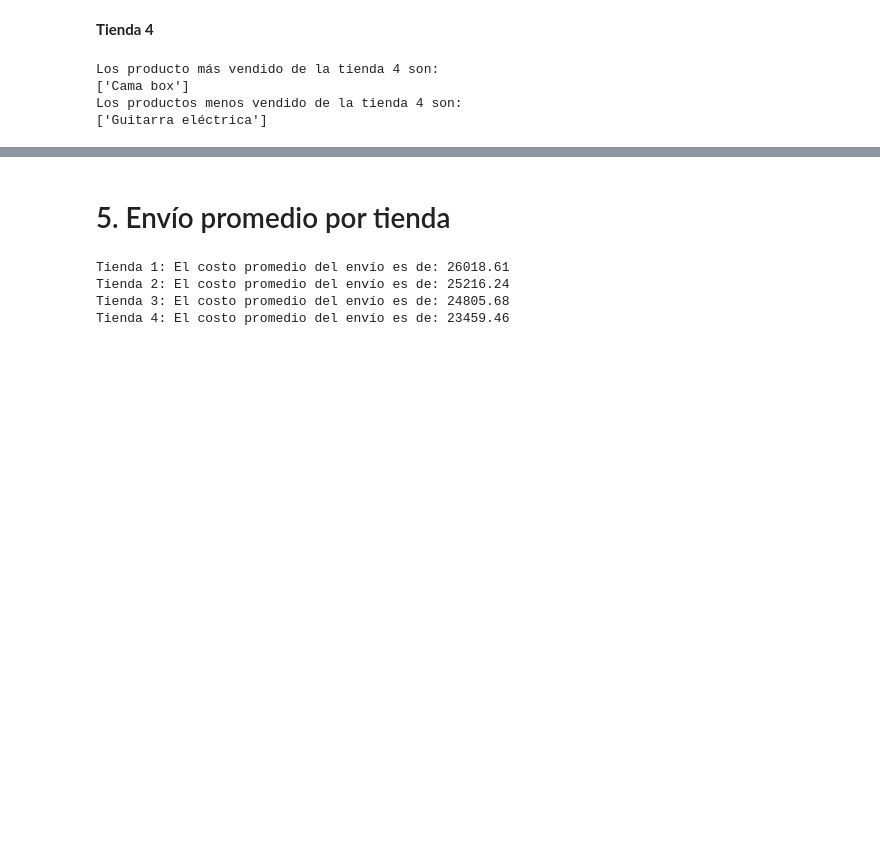
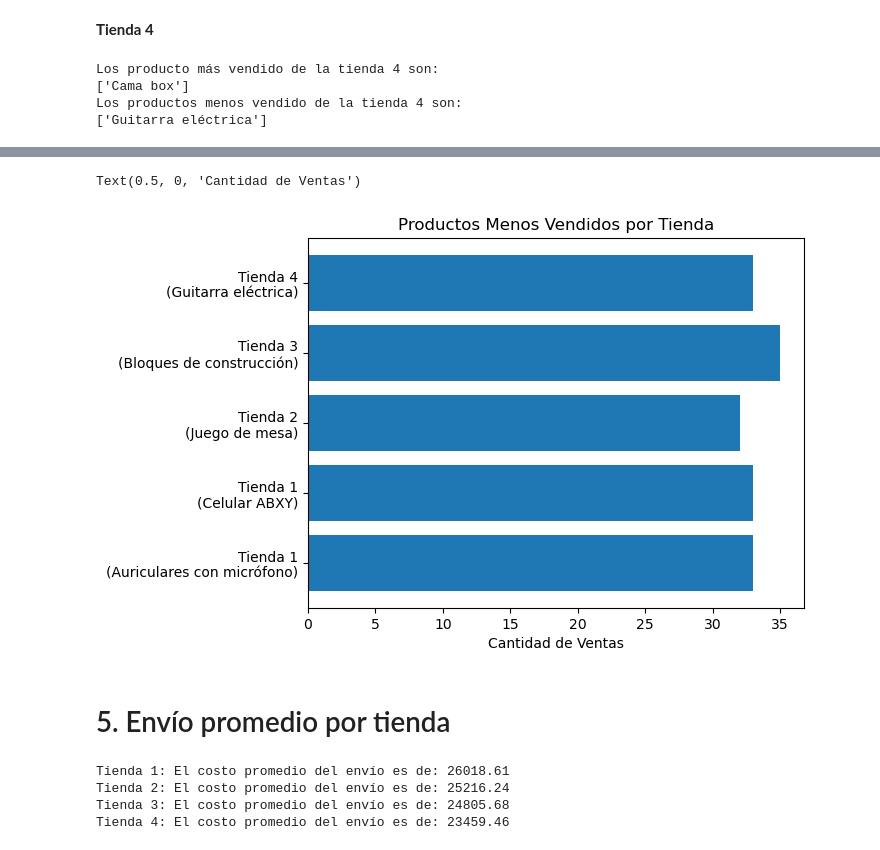
Before and after one commit to Felipe-Ahumada/challenge1-data-science-latam, a Jupyter notebook: AluraStoreLatam.ipynb, the cells around one changed output, grey strips where cells are left out. Saved outputs shown, nothing was run; the diff lists cells and outputs as text; code cells hidden in the pictures; blank space fills up the shorter version.

```diff
--- a/AluraStoreLatam.ipynb
+++ b/AluraStoreLatam.ipynb
@@ -249,3 +266,20 @@ Los productos menos vendido de la tienda 4 son:
+# %%
+etiquetas_menos = []
+valores_menos = []
+
+for nombre, df_tienda in zip(nombres_tiendas, tiendas):
+    resultado = producto_menos_vendido(df_tienda)
+    for producto, cantidad in resultado.items():
+        etiquetas_menos.append(f"{nombre}\n({producto})")
+        valores_menos.append(cantidad)
+# %%
+plt.barh(etiquetas_menos, valores_menos)
+
+plt.title('Productos Menos Vendidos por Tienda')
+plt.xlabel('Cantidad de Ventas')
+# %% [output]
+Text(0.5, 0, 'Cantidad de Ventas')
+[figure, added]
 # %% [markdown]
 # 5. Envío promedio por tienda
 # %%
```
Also changed, not shown: parts of 2 cells of this notebook.
